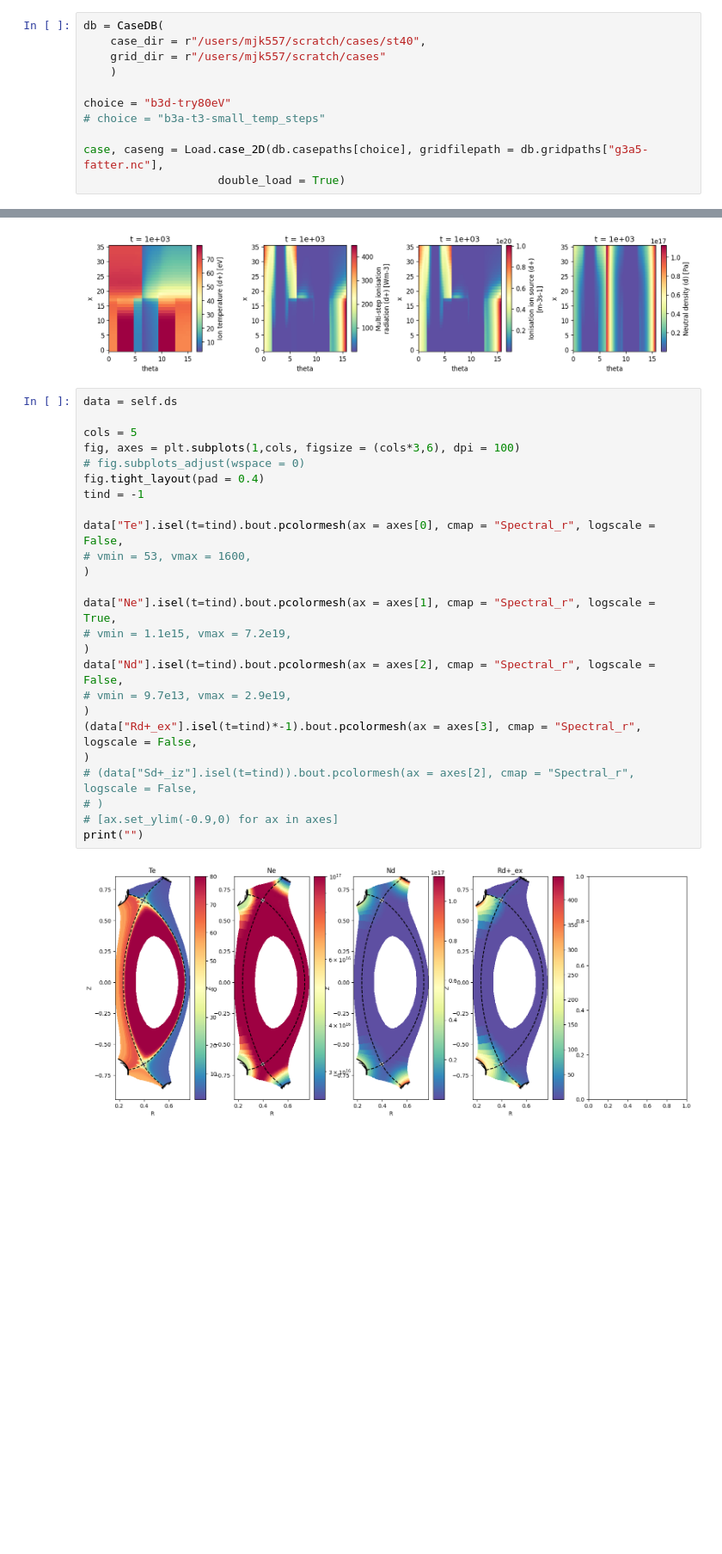
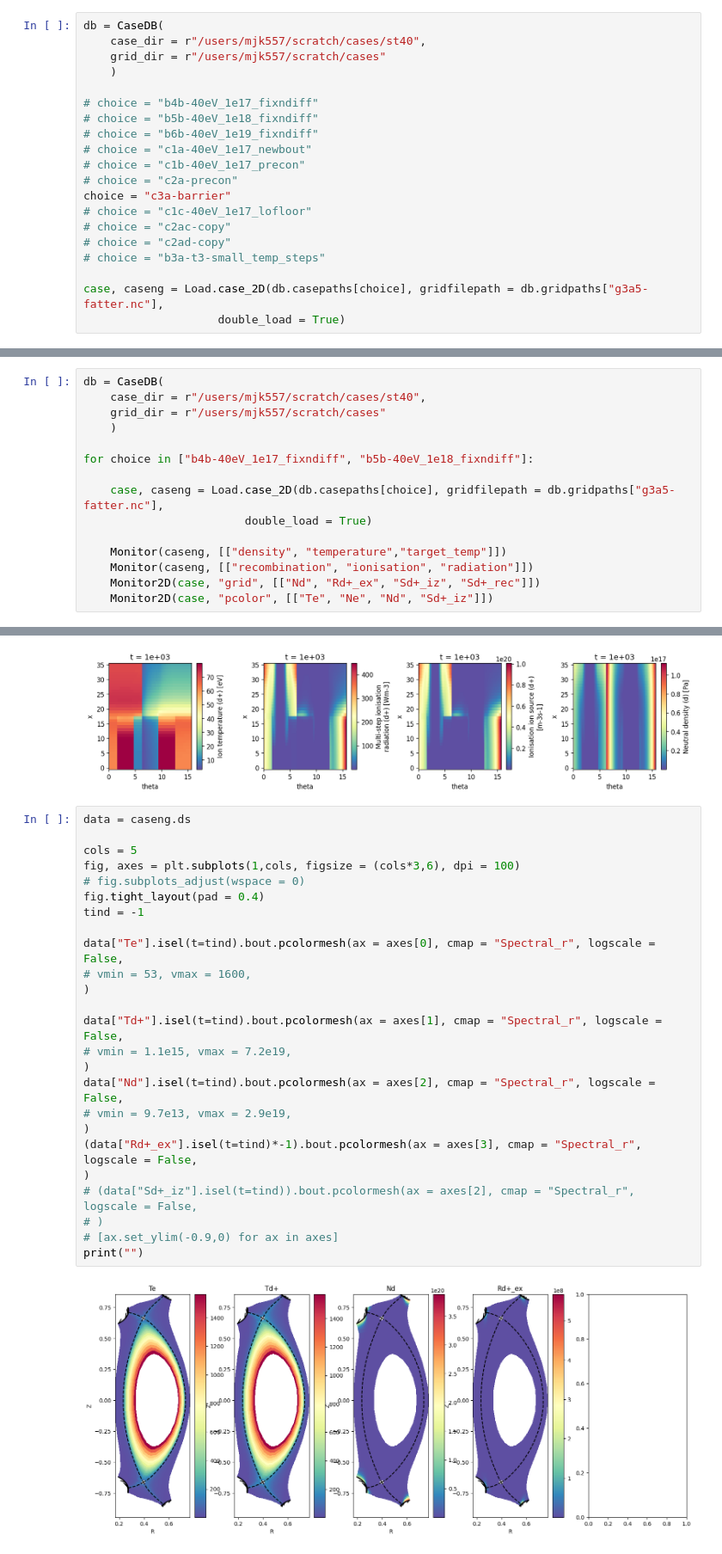
Before and after one commit to mikekryjak/sdtools, a Jupyter notebook: viking-pp.ipynb, the cells around one changed output, grey strips where cells are left out. Shown at 86% size. Saved outputs shown, nothing was run; the diff lists cells and outputs as text; blank space fills up the shorter version.

```diff
--- a/viking-pp.ipynb
+++ b/viking-pp.ipynb
@@ -38,7 +31,16 @@ db = CaseDB(
     grid_dir = r"/users/mjk557/scratch/cases"
     )
 
-choice = "b3d-try80eV"
+# choice = "b4b-40eV_1e17_fixndiff"
+# choice = "b5b-40eV_1e18_fixndiff"
+# choice = "b6b-40eV_1e19_fixndiff"
+# choice = "c1a-40eV_1e17_newbout"
+# choice = "c1b-40eV_1e17_precon"
+# choice = "c2a-precon"
+choice = "c3a-barrier"
+# choice = "c1c-40eV_1e17_lofloor"
+# choice = "c2ac-copy"
+# choice = "c2ad-copy"
 # choice = "b3a-t3-small_temp_steps"
 
 case, caseng = Load.case_2D(db.casepaths[choice], gridfilepath = db.gridpaths["g3a5-fatter.nc"],
@@ -56,0 +188,15 @@ Monitor2D(caseng, "pcolor", [["Rd+_ex", "Sd+_iz", "Sd+_rec"]])
+# %%
+db = CaseDB(
+    case_dir = r"/users/mjk557/scratch/cases/st40",
+    grid_dir = r"/users/mjk557/scratch/cases"
+    )
+
+for choice in ["b4b-40eV_1e17_fixndiff", "b5b-40eV_1e18_fixndiff"]:
+
+    case, caseng = Load.case_2D(db.casepaths[choice], gridfilepath = db.gridpaths["g3a5-fatter.nc"],
+                        double_load = True)
+
+    Monitor(caseng, [["density", "temperature","target_temp"]])
+    Monitor(caseng, [["recombination", "ionisation", "radiation"]])
+    Monitor2D(case, "grid", [["Nd", "Rd+_ex", "Sd+_iz", "Sd+_rec"]])
+    Monitor2D(case, "pcolor", [["Te", "Ne", "Nd", "Sd+_iz"]])
@@ -79,32 +239,32 @@ print("")
 # %% [output]
 [figure]
 # %%
-data = self.ds
+data = caseng.ds
 
 cols = 5
 fig, axes = plt.subplots(1,cols, figsize = (cols*3,6), dpi = 100)
 # fig.subplots_adjust(wspace = 0)
 fig.tight_layout(pad = 0.4)
 tind = -1
 
 data["Te"].isel(t=tind).bout.pcolormesh(ax = axes[0], cmap = "Spectral_r", logscale = False,
 # vmin = 53, vmax = 1600,
 )
 
-data["Ne"].isel(t=tind).bout.pcolormesh(ax = axes[1], cmap = "Spectral_r", logscale = True,
+data["Td+"].isel(t=tind).bout.pcolormesh(ax = axes[1], cmap = "Spectral_r", logscale = False,
 # vmin = 1.1e15, vmax = 7.2e19,
 )
 data["Nd"].isel(t=tind).bout.pcolormesh(ax = axes[2], cmap = "Spectral_r", logscale = False,
 # vmin = 9.7e13, vmax = 2.9e19,
 )
 (data["Rd+_ex"].isel(t=tind)*-1).bout.pcolormesh(ax = axes[3], cmap = "Spectral_r", logscale = False,
 )
 # (data["Sd+_iz"].isel(t=tind)).bout.pcolormesh(ax = axes[2], cmap = "Spectral_r", logscale = False,
 # )
 # [ax.set_ylim(-0.9,0) for ax in axes]
 print("")
 # %% [output]
-[figure, old version]
+[figure, new version]
 # %%
 import grid_fields
 meshwrapper = grid_fields.Mesh(r"/users/mjk557/scratch/cases/st40/b2b-allsource_newmaster_scratch/g3a3f3-allflux_proper.nc")
```
Also changed, not shown: parts of 22 cells of this notebook.
